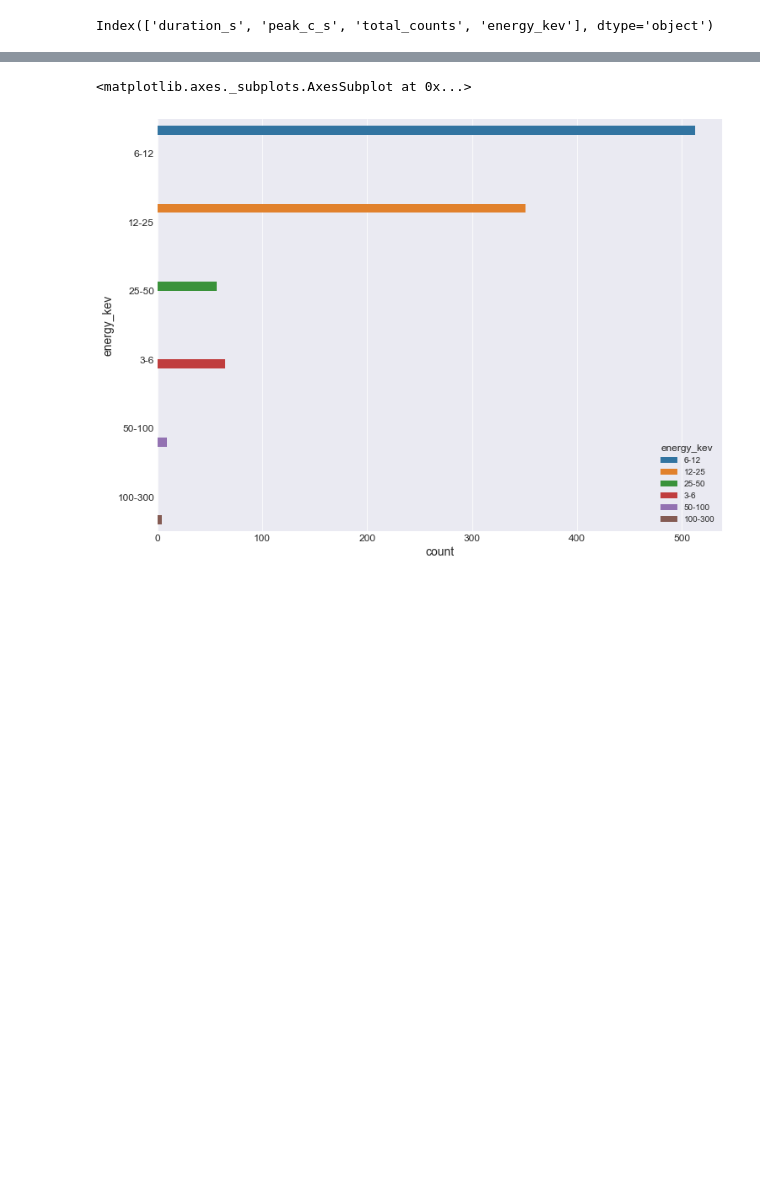
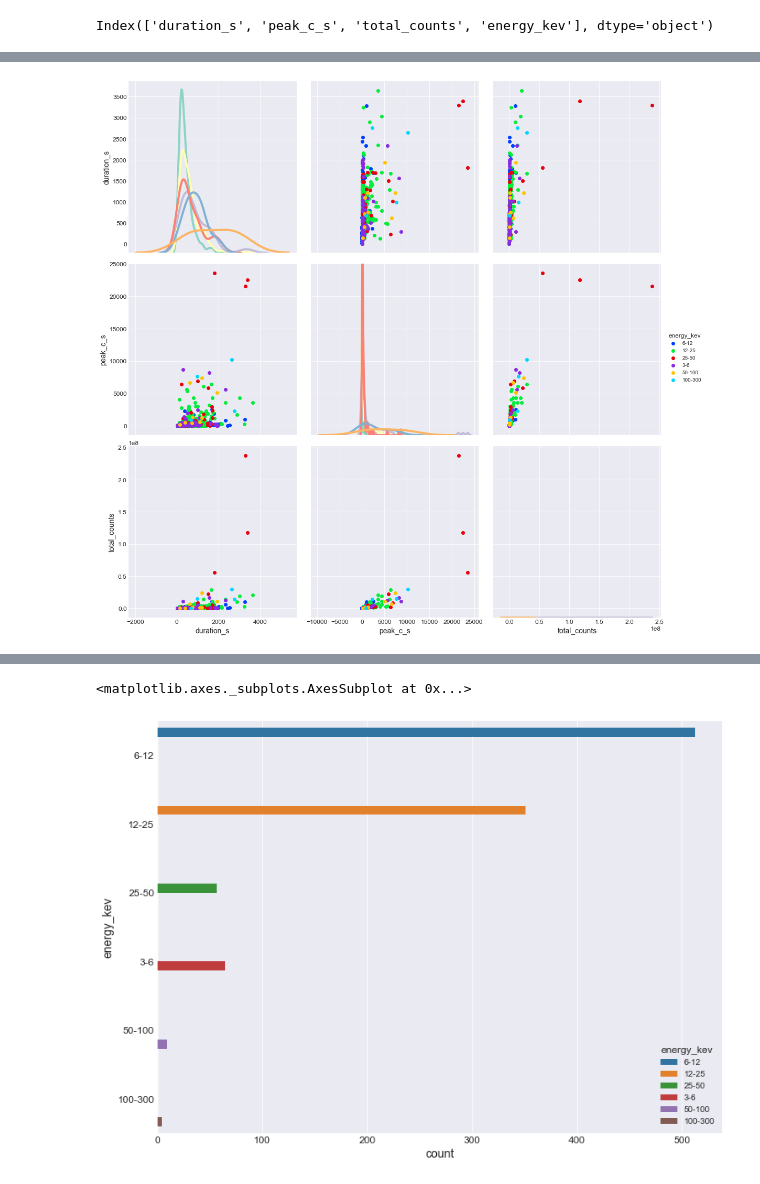
Before and after one commit to Byte7/Solar-Flares-Prediction-RHESSI-Mission, a Jupyter notebook: test_nbs.ipynb, the cells around one changed output, grey strips where cells are left out. Drawn from its saved outputs; the diff is of its cells as text; code cells hidden in the pictures; blank space fills up the shorter version.

```diff
--- a/test_nbs.ipynb
+++ b/test_nbs.ipynb
@@ -87,3 +86,17 @@ sns.pairplot(data=data_part, hue='energy_kev', diag_kind='kde')
+# %%
+g =  sns.PairGrid(data_part, hue='energy_kev', palette='bright', size=5)
+
+def f(x, **kwargs):
+    kwargs.pop("color")
+    col = next(plt.gca()._get_lines.prop_cycler)['color']
+    sns.kdeplot(x, color=col, **kwargs, linewidth=4)
+
+g.map_diag(f)
+g.map_offdiag(plt.scatter)
+g.add_legend()
+plt.show()
+# %% [output]
+[figure, added]
 # %%
 sns.distplot(data_part['duration_s'], kde_kws=dict(color='green', lw=3),
              hist_kws=dict(alpha=1, color= 'gold', edgecolor='red', lw=3))
```
Also changed, not shown: parts of 9 cells of this notebook.
